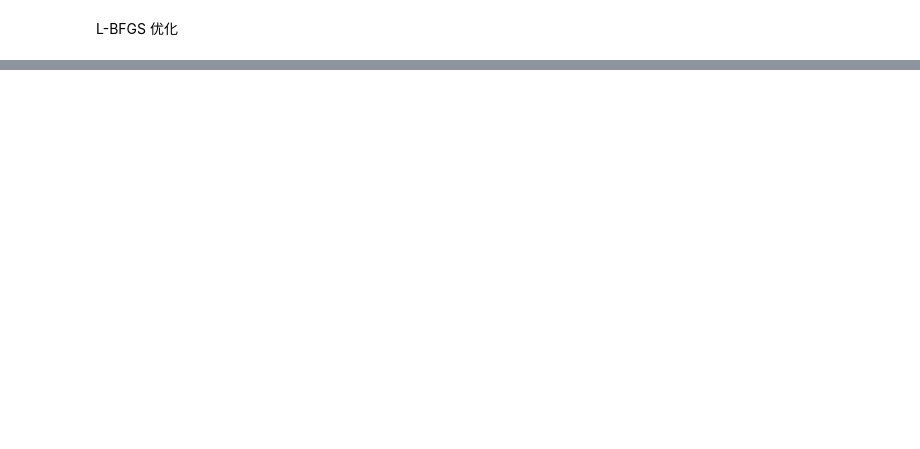
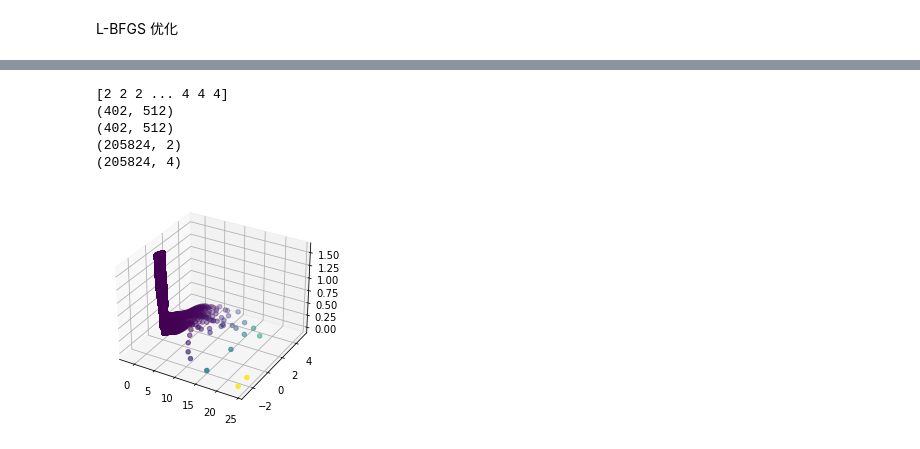
Before and after one commit to sk-yang666/PINN-on-NLS, a Jupyter notebook: 2.ipynb, the cells around one changed output, grey strips where cells are left out. Saved outputs shown, nothing was run; the diff lists cells and outputs as text; code cells hidden in the pictures; blank space fills up the shorter version.

```diff
--- a/2.ipynb
+++ b/2.ipynb
@@ -309,0 +313,20 @@ print(prediction.shape)
+# %%
+bx = plt.axes(projection='3d')
+b=prediction[:,2]**2+prediction[:,3]**2
+c=min(b)
+d=b/c
+d=d.astype(int)
+print(d)
+bx.scatter3D(prediction[:, 2],prediction[:, 3],X_star[:,1],c=d[:]*2)
+
+print(X.shape)
+print(T.shape)
+print(X_star.shape)
+print(prediction.shape)
+# %% [output]
+[2 2 2 ... 4 4 4]
+(402, 512)
+(402, 512)
+(205824, 2)
+(205824, 4)
+[figure, added]
```
Also changed, not shown: parts of 4 cells of this notebook, 3 other files.
